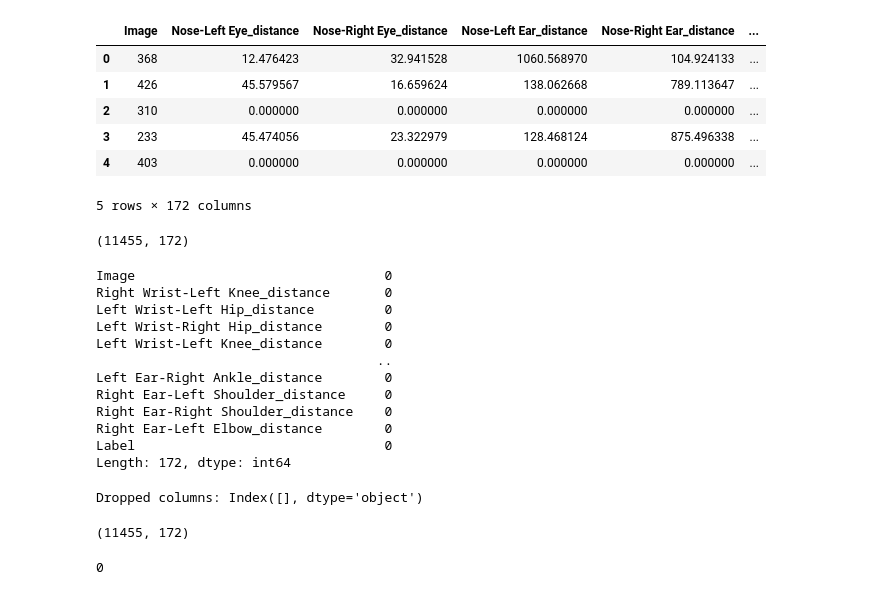
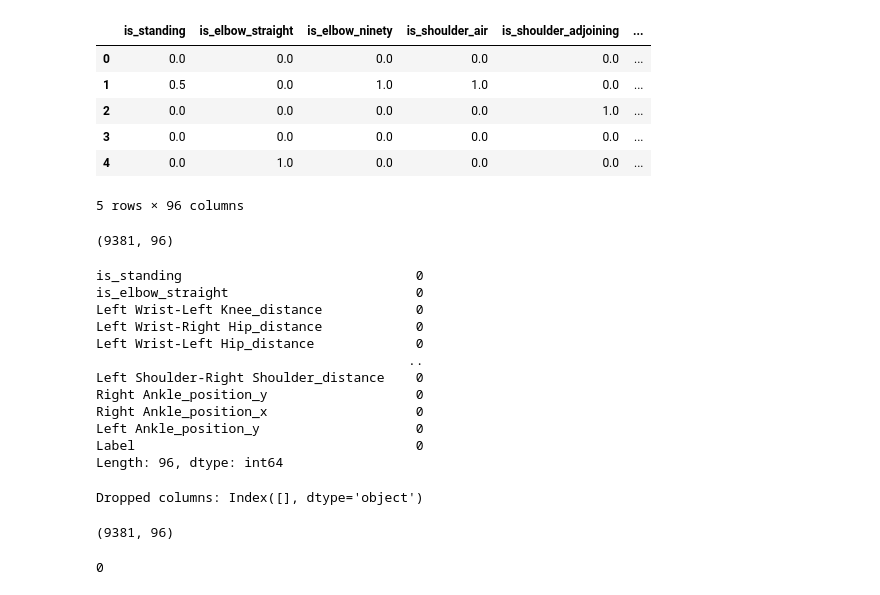
Before and after one commit to MertKilincer/ACT, a Jupyter notebook: make_prediction.ipynb, the cells around one changed output. Cells and saved outputs as stored; diff of their text form; code cells hidden in the pictures.

```diff
--- a/make_prediction.ipynb
+++ b/make_prediction.ipynb
@@ -1,43 +1,43 @@
 # %%
 # write svm for classification using joint_angles_per_image.csv file
 import pandas as pd
 from sklearn.model_selection import train_test_split
 from sklearn.svm import SVC
 from sklearn.metrics import accuracy_score
 
 # Load the CSV file
-df = pd.read_csv("joint_angles_and_distances_per_image.csv")
-
+#df = pd.read_csv("joint_angles_and_distances_per_image.csv")
+df = pd.read_csv("hand_crafted_features_train.csv")
 # Display the first few rows of the dataframe
 df.head()
 # %% [output]
-|  | Image | Nose-Left Eye_distance | Nose-Right Eye_distance | Nose-Left Ear_distance | Nose-Right Ear_distance | ... |
-| 0 | 368 | 12.476423 | 32.941528 | 1060.568970 | 104.924133 | ... |
-| 1 | 426 | 45.579567 | 16.659624 | 138.062668 | 789.113647 | ... |
-| 2 | 310 | 0.000000 | 0.000000 | 0.000000 | 0.000000 | ... |
-| 3 | 233 | 45.474056 | 23.322979 | 128.468124 | 875.496338 | ... |
-| 4 | 403 | 0.000000 | 0.000000 | 0.000000 | 0.000000 | ... |
+|  | is_standing | is_elbow_straight | is_elbow_ninety | is_shoulder_air | is_shoulder_adjoining | ... |
+| 0 | 0.0 | 0.0 | 0.0 | 0.0 | 0.0 | ... |
+| 1 | 0.5 | 0.0 | 1.0 | 1.0 | 0.0 | ... |
+| 2 | 0.0 | 0.0 | 0.0 | 0.0 | 1.0 | ... |
+| 3 | 0.0 | 0.0 | 0.0 | 0.0 | 0.0 | ... |
+| 4 | 0.0 | 1.0 | 0.0 | 0.0 | 0.0 | ... |
-5 rows × 172 columns
+5 rows × 96 columns
 # %%
 df.shape
 # %% [output]
-(11455, 172)
+(9381, 96)
 # %%
 
 df.isnull().sum().sort_values(ascending=False)
 # %% [output]
-Image                                0
-Right Wrist-Left Knee_distance       0
-Left Wrist-Left Hip_distance         0
-Left Wrist-Right Hip_distance        0
-Left Wrist-Left Knee_distance        0
-                                    ..
-Left Ear-Right Ankle_distance        0
-Right Ear-Left Shoulder_distance     0
-Right Ear-Right Shoulder_distance    0
-Right Ear-Left Elbow_distance        0
-Label                                0
-Length: 172, dtype: int64
+is_standing                              0
+is_elbow_straight                        0
+Left Wrist-Left Knee_distance            0
+Left Wrist-Right Hip_distance            0
+Left Wrist-Left Hip_distance             0
+                                        ..
+Left Shoulder-Right Shoulder_distance    0
+Right Ankle_position_y                   0
+Right Ankle_position_x                   0
+Left Ankle_position_y                    0
+Label                                    0
+Length: 96, dtype: int64
 # %%
 # print dropped columns
 
@@ -51,7 +51,7 @@ df = df.dropna(axis=1)
 # %%
 df.shape
 # %% [output]
-(11455, 172)
+(9381, 96)
 # %%
 df.isnull().sum().sum()
 # %% [output]
```
Also changed, not shown: parts of 32 cells of this notebook.
